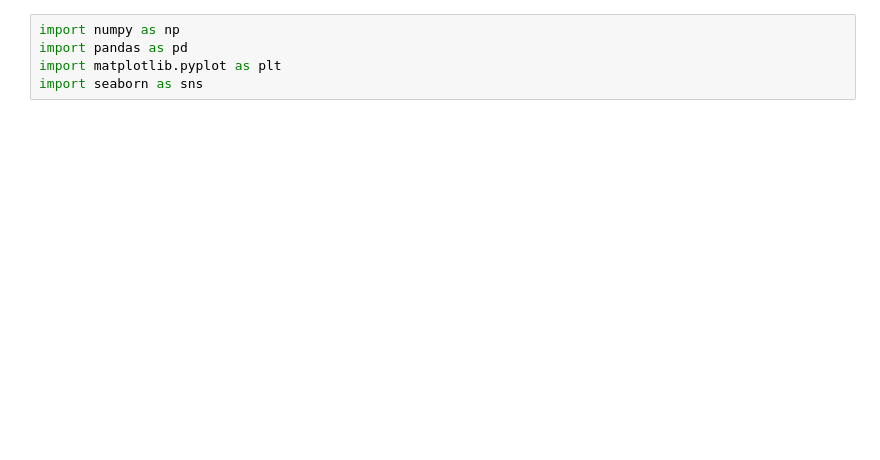
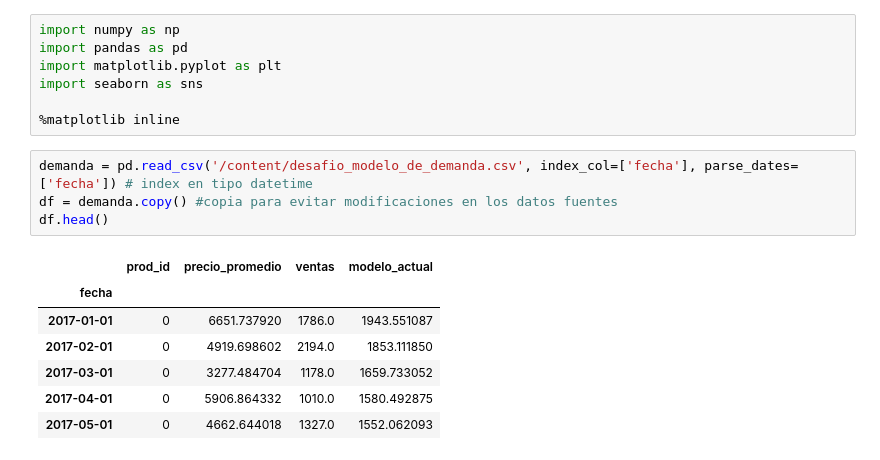
Before and after one commit to cristianBMJ/Brain_Food_challengue, a Jupyter notebook: proyeccion_demanda.ipynb, the cells around one changed output. Saved outputs shown, nothing was run; the diff lists cells and outputs as text; blank space fills up the shorter version.

```diff
--- a/proyeccion_demanda.ipynb
+++ b/proyeccion_demanda.ipynb
@@ -27,3 +33,17 @@ import numpy as np
 import pandas as pd
 import matplotlib.pyplot as plt
 import seaborn as sns
+
+%matplotlib inline
+# %%
+demanda = pd.read_csv('/content/desafio_modelo_de_demanda.csv', index_col=['fecha'], parse_dates=['fecha']) # index en tipo datetime
+df = demanda.copy() #copia para evitar modificaciones en los datos fuentes
+df.head()
+# %% [output]
+|  | prod_id | precio_promedio | ventas | modelo_actual |
+| fecha |  |  |  |  |
+| 2017-01-01 | 0 | 6651.737920 | 1786.0 | 1943.551087 |
+| 2017-02-01 | 0 | 4919.698602 | 2194.0 | 1853.111850 |
+| 2017-03-01 | 0 | 3277.484704 | 1178.0 | 1659.733052 |
+| 2017-04-01 | 0 | 5906.864332 | 1010.0 | 1580.492875 |
+| 2017-05-01 | 0 | 4662.644018 | 1327.0 | 1552.062093 |
```
Also changed, not shown: parts of 11 cells of this notebook.
